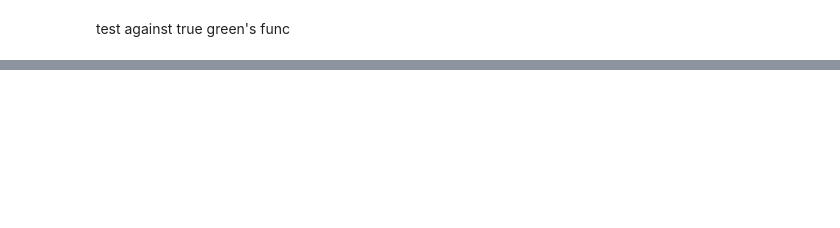
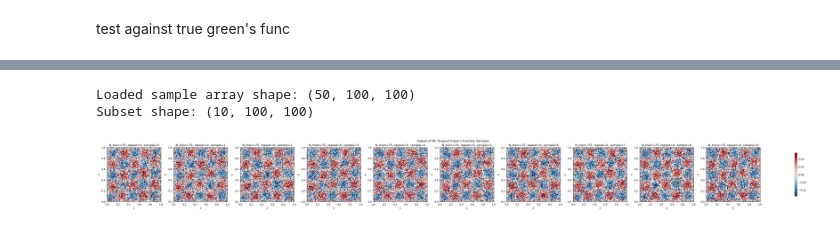
Before and after one commit to tomcjackc/greenlearning_for_GPGreen, a Jupyter notebook: error_vs_N_train.ipynb, the cells around one changed output, grey strips where cells are left out. Saved outputs shown, nothing was run; the diff lists cells and outputs as text; code cells hidden in the pictures; blank space fills up the shorter version.

```diff
--- a/error_vs_N_train.ipynb
+++ b/error_vs_N_train.ipynb
@@ -156,3 +203,42 @@ test against true green's func
+# %%
+subset_n_train = 75
+subset_repeat = 0
+subset_sample_indices = [0, 1, 2, 3, 4, 5, 6, 7, 8, 9]
+
+sample_path = (
+    f'results_mc_dropout/GreenSamples_{dataset_name}_rational_0_'
+    f'Ntrain{subset_n_train}_noiseratio{noise_ratio:.6f}_resample{resample}_repeat{subset_repeat}.npy'
+)
+
+G_samples_subset_source = np.load(sample_path)
+G_samples_subset = G_samples_subset_source[subset_sample_indices]
+print('Loaded sample array shape:', G_samples_subset_source.shape)
+print('Subset shape:', G_samples_subset.shape)
+
+fig, axs = plt.subplots(1, len(subset_sample_indices), figsize=(4 * len(subset_sample_indices), 4), constrained_layout=True)
+if len(subset_sample_indices) == 1:
+    axs = [axs]
+
+for ax, sample_idx, G_sample in zip(axs, subset_sample_indices, G_samples_subset):
+    im = ax.imshow(
+        G_sample,
+        extent=(domain_u.min(), domain_u.max(), domain_u.min(), domain_u.max()),
+        origin='lower',
+        aspect='auto',
+        cmap='RdBu_r',
+        norm=TwoSlopeNorm(vmin=-v, vcenter=0.0, vmax=v)
+    )
+    ax.set_title(f'N_train={subset_n_train}, repeat={subset_repeat}, sample={sample_idx}')
+    ax.set_xlabel('$x$')
+    ax.set_ylabel('$y$')
+
+fig.colorbar(im, ax=axs, shrink=0.8)
+plt.suptitle('Subset of MC Dropout Green\'s Function Samples')
+plt.show()
+# %% [output]
+Loaded sample array shape: (50, 100, 100)
+Subset shape: (10, 100, 100)
+[figure, added]
 # %%
 import matplotlib.colors as mcolors
 
```
Also changed, not shown: parts of 7 cells of this notebook, 29 other files.
